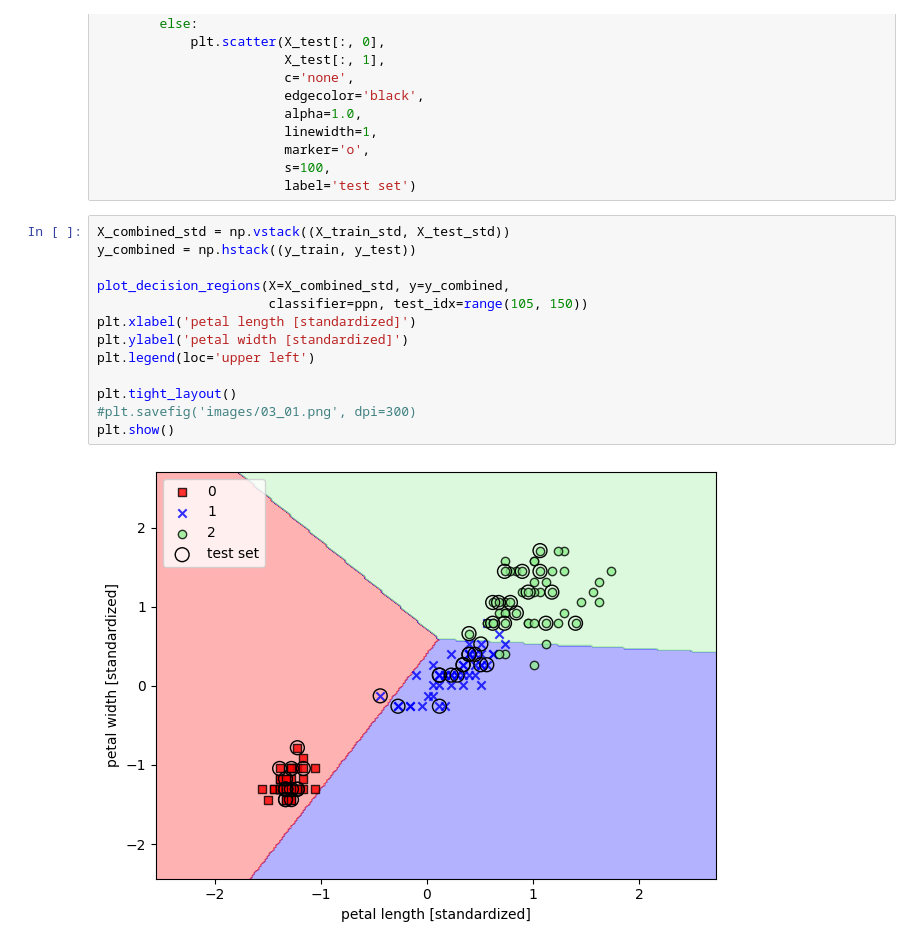
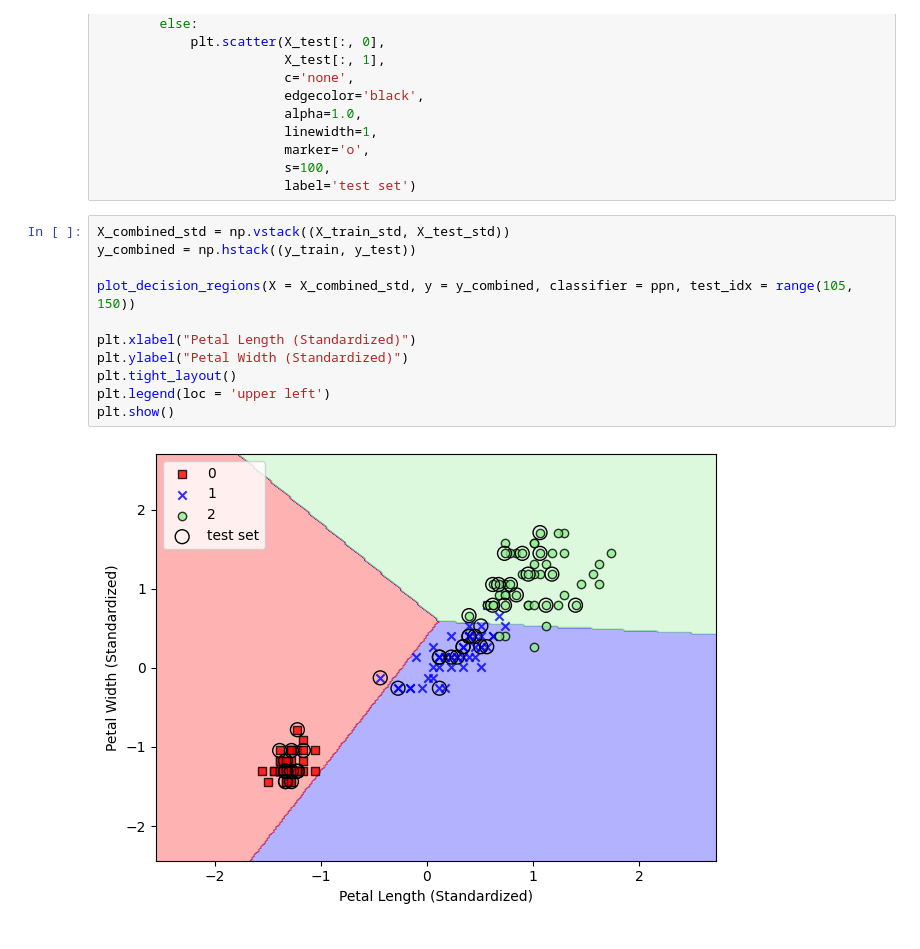
Before and after one commit to SayedMohamedSaqib/Comprehensive-Machine-Learning_Repository, a Jupyter notebook: 2_Getting_Started_With_Scikit-Learn/perceptron_sklearn.ipynb, the cells around one changed output. Cells and saved outputs as stored; diff of their text form.

```diff
--- a/2_Getting_Started_With_Scikit-Learn/perceptron_sklearn.ipynb
+++ b/2_Getting_Started_With_Scikit-Learn/perceptron_sklearn.ipynb
@@ -124,15 +137,13 @@ def plot_decision_regions(X, y, classifier, test_idx=None, resolution=0.02):
 # %%
 X_combined_std = np.vstack((X_train_std, X_test_std))
 y_combined = np.hstack((y_train, y_test))
 
-plot_decision_regions(X=X_combined_std, y=y_combined,
-                      classifier=ppn, test_idx=range(105, 150))
-plt.xlabel('petal length [standardized]')
-plt.ylabel('petal width [standardized]')
-plt.legend(loc='upper left')
+plot_decision_regions(X = X_combined_std, y = y_combined, classifier = ppn, test_idx = range(105, 150))
 
+plt.xlabel("Petal Length (Standardized)")
+plt.ylabel("Petal Width (Standardized)")
 plt.tight_layout()
-#plt.savefig('images/03_01.png', dpi=300)
+plt.legend(loc = 'upper left')
 plt.show()
 # %% [output]
-[figure, old version]
+[figure, new version]
```
Also changed, not shown: parts of 7 cells of this notebook, 3 other files.
